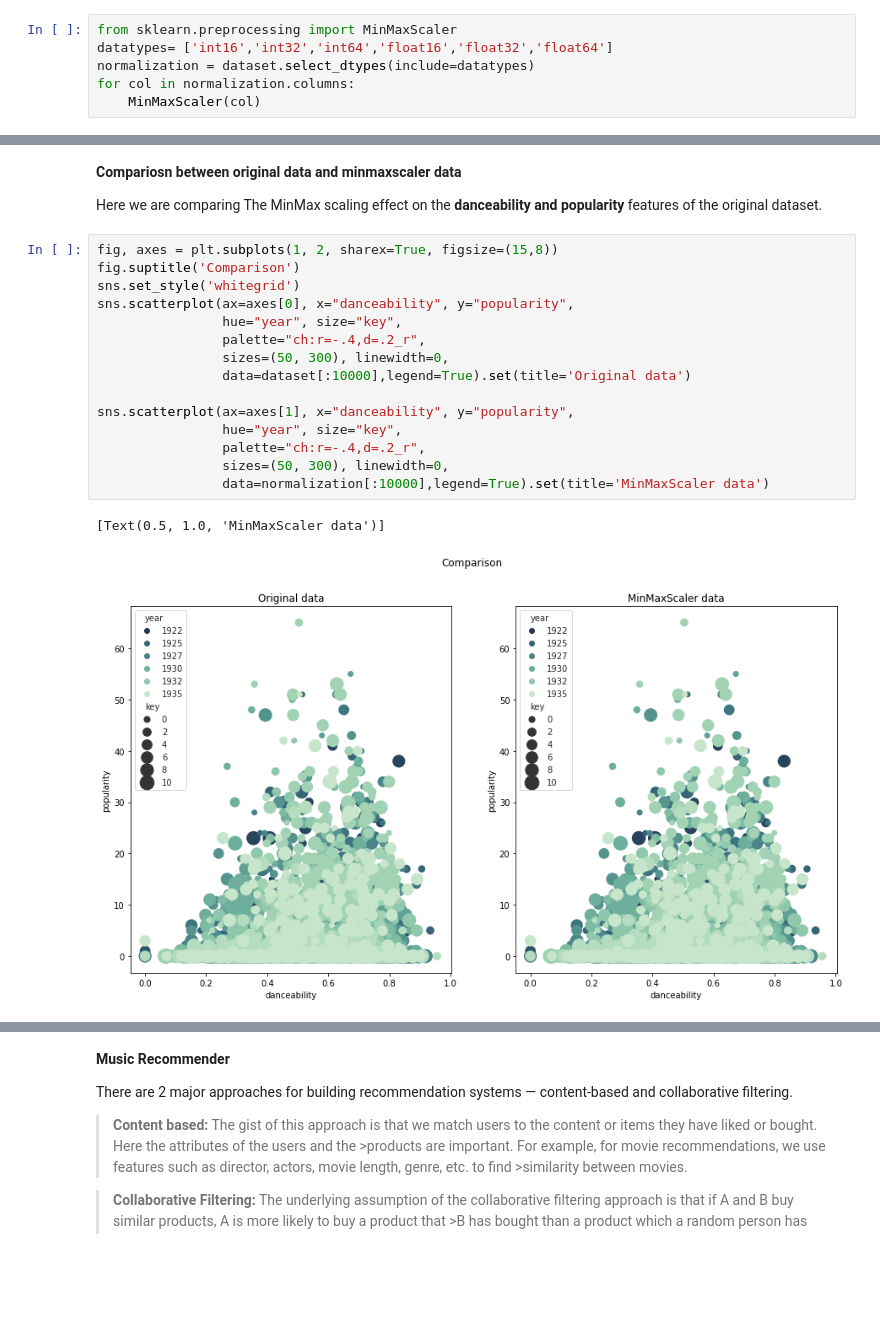
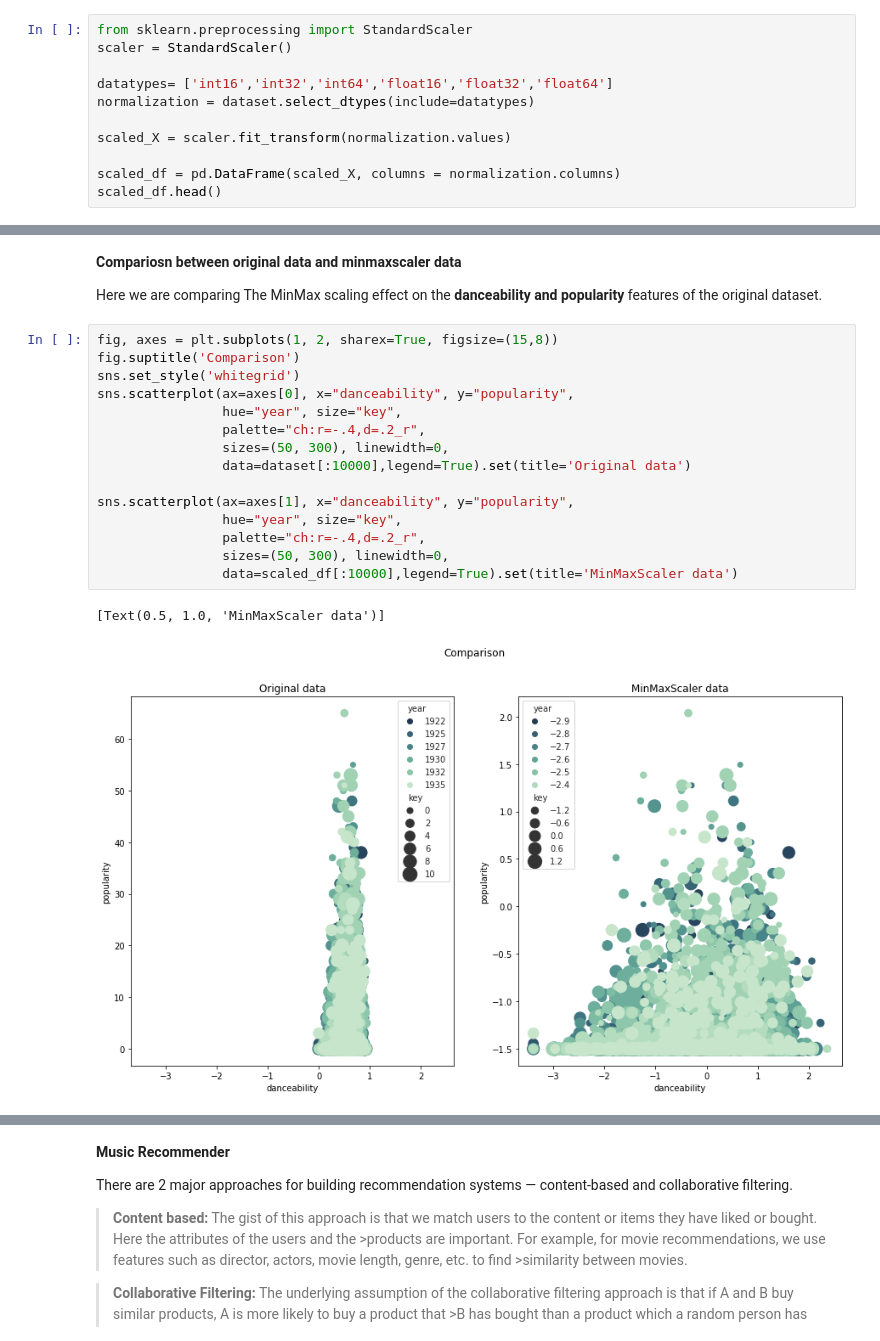
Before and after one commit to Darkrove/Music-Recommender-System, a Jupyter notebook: music-recommender-system.ipynb, the cells around one changed output, grey strips where cells are left out. Drawn from its saved outputs; the diff is of its cells as text; blank space fills up the shorter version.

```diff
--- a/music-recommender-system.ipynb
+++ b/music-recommender-system.ipynb
@@ -161,8 +160,13 @@ The main idea behind normalization/standardization is always the same. Variables
 
 ![https://miro.medium.com/max/287/1*eO8b-xIGhnLgsQol3O6ksw.png](https://miro.medium.com/max/287/1*eO8b-xIGhnLgsQol3O6ksw.png)
 # %%
-from sklearn.preprocessing import MinMaxScaler
+from sklearn.preprocessing import StandardScaler
+scaler = StandardScaler()
+
 datatypes= ['int16','int32','int64','float16','float32','float64']
 normalization = dataset.select_dtypes(include=datatypes)
-for col in normalization.columns:
-    MinMaxScaler(col)
+
+scaled_X = scaler.fit_transform(normalization.values)
+
+scaled_df = pd.DataFrame(scaled_X, columns = normalization.columns)
+scaled_df.head()
@@ -173,21 +184,21 @@ Here we are comparing The MinMax scaling effect on the **danceability and popula
 # %%
 fig, axes = plt.subplots(1, 2, sharex=True, figsize=(15,8))
 fig.suptitle('Comparison')
 sns.set_style('whitegrid')
 sns.scatterplot(ax=axes[0], x="danceability", y="popularity",
                 hue="year", size="key",
                 palette="ch:r=-.4,d=.2_r",
                 sizes=(50, 300), linewidth=0,
                 data=dataset[:10000],legend=True).set(title='Original data')
 
 sns.scatterplot(ax=axes[1], x="danceability", y="popularity",
                 hue="year", size="key",
                 palette="ch:r=-.4,d=.2_r",
                 sizes=(50, 300), linewidth=0,
-                data=normalization[:10000],legend=True).set(title='MinMaxScaler data')
+                data=scaled_df[:10000],legend=True).set(title='MinMaxScaler data')
 # %% [output]
 [Text(0.5, 1.0, 'MinMaxScaler data')]
-[figure, old version]
+[figure, new version]
 # %% [markdown]
 **Clustering Algorithm**
 
```
Also changed, not shown: parts of 6 cells of this notebook.
